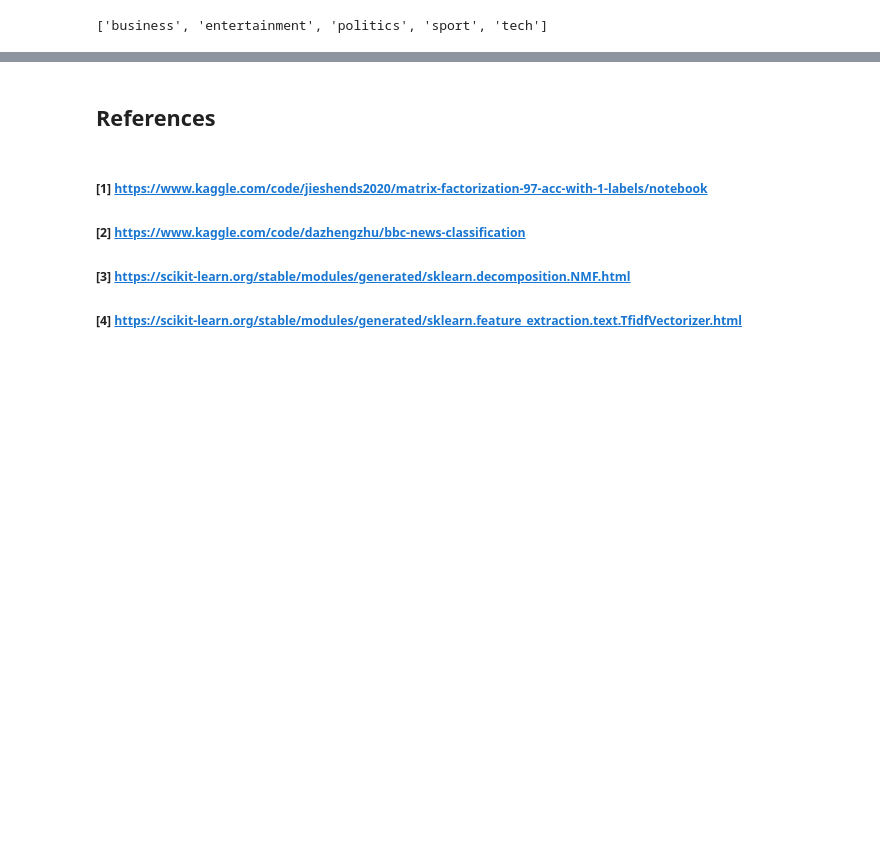
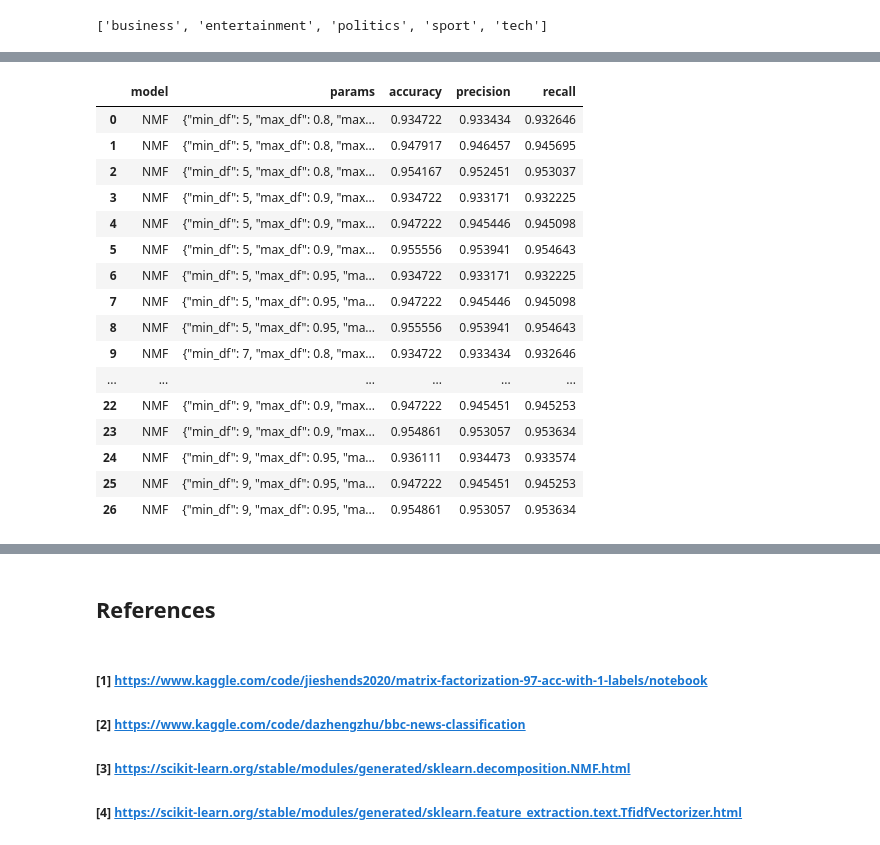
Before and after one commit to BlueJayVRStudio/CSCA5632_miniproj, a Jupyter notebook: BBCNewsClassification.ipynb, the cells around one changed output, grey strips where cells are left out. Cells and saved outputs as stored; diff of their text form; code cells hidden in the pictures; blank space fills up the shorter version.

```diff
--- a/BBCNewsClassification.ipynb
+++ b/BBCNewsClassification.ipynb
@@ -227,2 +246,10 @@ def label_permute_compare(ytdf,yp,n=5):
 # %%
 # try a set of parameters
+args = {
+    'min_df': 5,
+    'max_df': .8,
+    'max_features': 500
+}
+
+best_vectorizer, best_model, best_label_order, accuracy = nmf_wrapper(df_train, **args)
+print(best_model, permutation, accuracy)
@@ -248,0 +289,29 @@ for min_df in [5, 7, 9]:
+# %%
+tfidf_train = best_vectorizer.transform(df_train['Text'])
+nmf_train = best_model.transform(tfidf_train)
+yp = np.argmax(nmf_train, axis=1)
+cluster_to_index = np.take(permutation, yp)
+prediction = np.take(unique_labels, cluster_to_index)
+
+test_labels = np.array(df_train['Category'])
+
+print(f"Prediction: {prediction} \n")
+print(f"True Label: {test_labels} \n")
+
+# Calculate Accuracy
+total = len(np.array(prediction == test_labels))
+correct = len(np.where(np.array(prediction == test_labels) == True)[0])
+accuracy = correct/total
+
+# Construct confusion matrix
+confusion_mat = confusion_matrix(test_labels, prediction)
+
+# Calculate Precision
+_precision = precision(confusion_mat)
+# Calculate Recall
+_recall = recall(confusion_mat)
+
+print(confusion_mat)
+print(f"accuracy: {accuracy}")
+print(f"precision: {_precision}")
+print(f"recall: {_recall}")
@@ -248,0 +415,21 @@ for min_df in [5, 7, 9]:
+# %%
+df_summary_stats = pd.DataFrame(summary_stats)
+df_summary_stats
+# %% [output]
+|  | model | params | accuracy | precision | recall |
+| 0 | NMF | {"min_df": 5, "max_df": 0.8, "max... | 0.934722 | 0.933434 | 0.932646 |
+| 1 | NMF | {"min_df": 5, "max_df": 0.8, "max... | 0.947917 | 0.946457 | 0.945695 |
+| 2 | NMF | {"min_df": 5, "max_df": 0.8, "max... | 0.954167 | 0.952451 | 0.953037 |
+| 3 | NMF | {"min_df": 5, "max_df": 0.9, "max... | 0.934722 | 0.933171 | 0.932225 |
+| 4 | NMF | {"min_df": 5, "max_df": 0.9, "max... | 0.947222 | 0.945446 | 0.945098 |
+| 5 | NMF | {"min_df": 5, "max_df": 0.9, "max... | 0.955556 | 0.953941 | 0.954643 |
+| 6 | NMF | {"min_df": 5, "max_df": 0.95, "ma... | 0.934722 | 0.933171 | 0.932225 |
+| 7 | NMF | {"min_df": 5, "max_df": 0.95, "ma... | 0.947222 | 0.945446 | 0.945098 |
+| 8 | NMF | {"min_df": 5, "max_df": 0.95, "ma... | 0.955556 | 0.953941 | 0.954643 |
+| 9 | NMF | {"min_df": 7, "max_df": 0.8, "max... | 0.934722 | 0.933434 | 0.932646 |
+| ... | ... | ... | ... | ... | ... |
+| 22 | NMF | {"min_df": 9, "max_df": 0.9, "max... | 0.947222 | 0.945451 | 0.945253 |
+| 23 | NMF | {"min_df": 9, "max_df": 0.9, "max... | 0.954861 | 0.953057 | 0.953634 |
+| 24 | NMF | {"min_df": 9, "max_df": 0.95, "ma... | 0.936111 | 0.934473 | 0.933574 |
+| 25 | NMF | {"min_df": 9, "max_df": 0.95, "ma... | 0.947222 | 0.945451 | 0.945253 |
+| 26 | NMF | {"min_df": 9, "max_df": 0.95, "ma... | 0.954861 | 0.953057 | 0.953634 |
```
Also changed, not shown: parts of 14 cells of this notebook, 3 other files.
